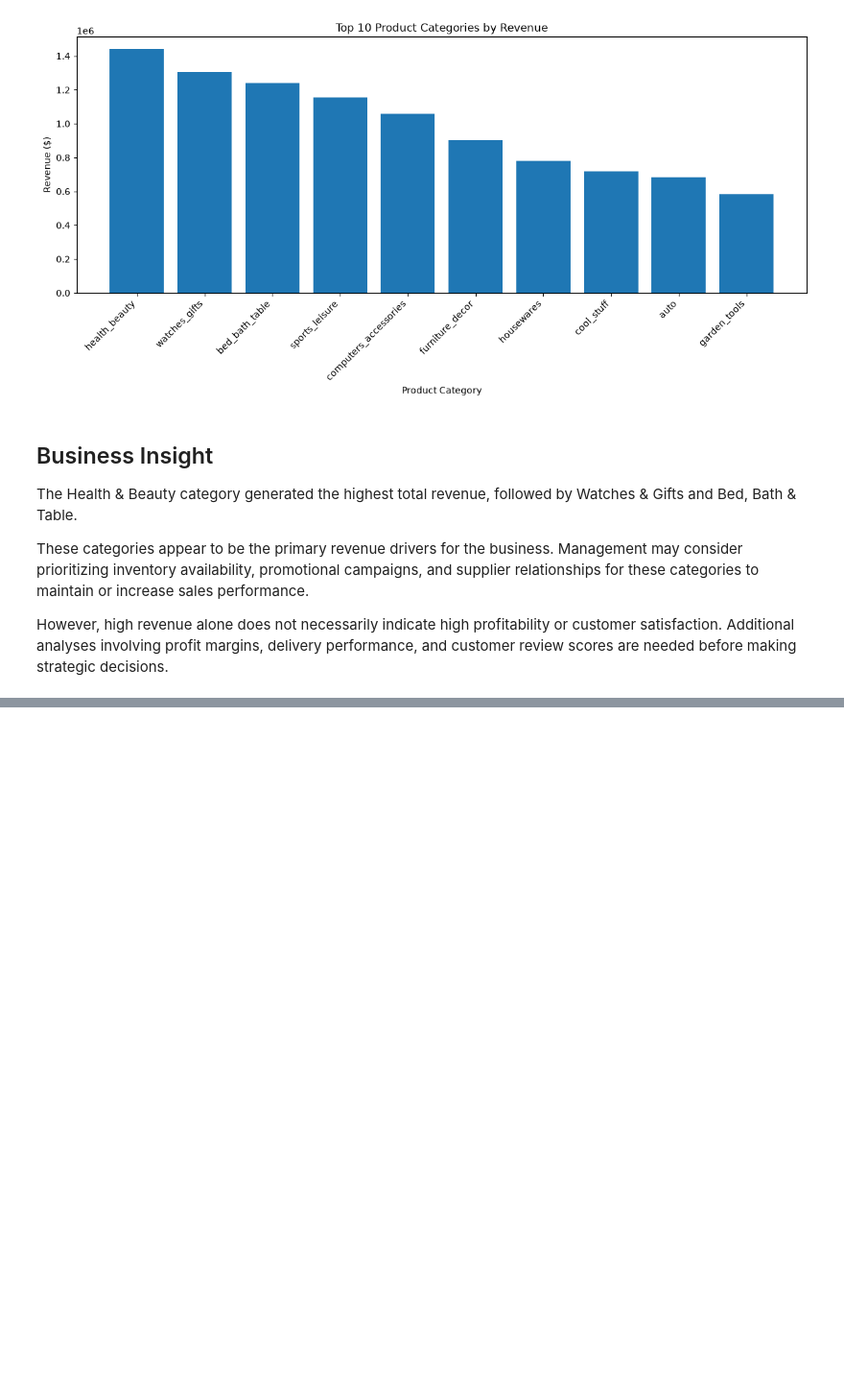
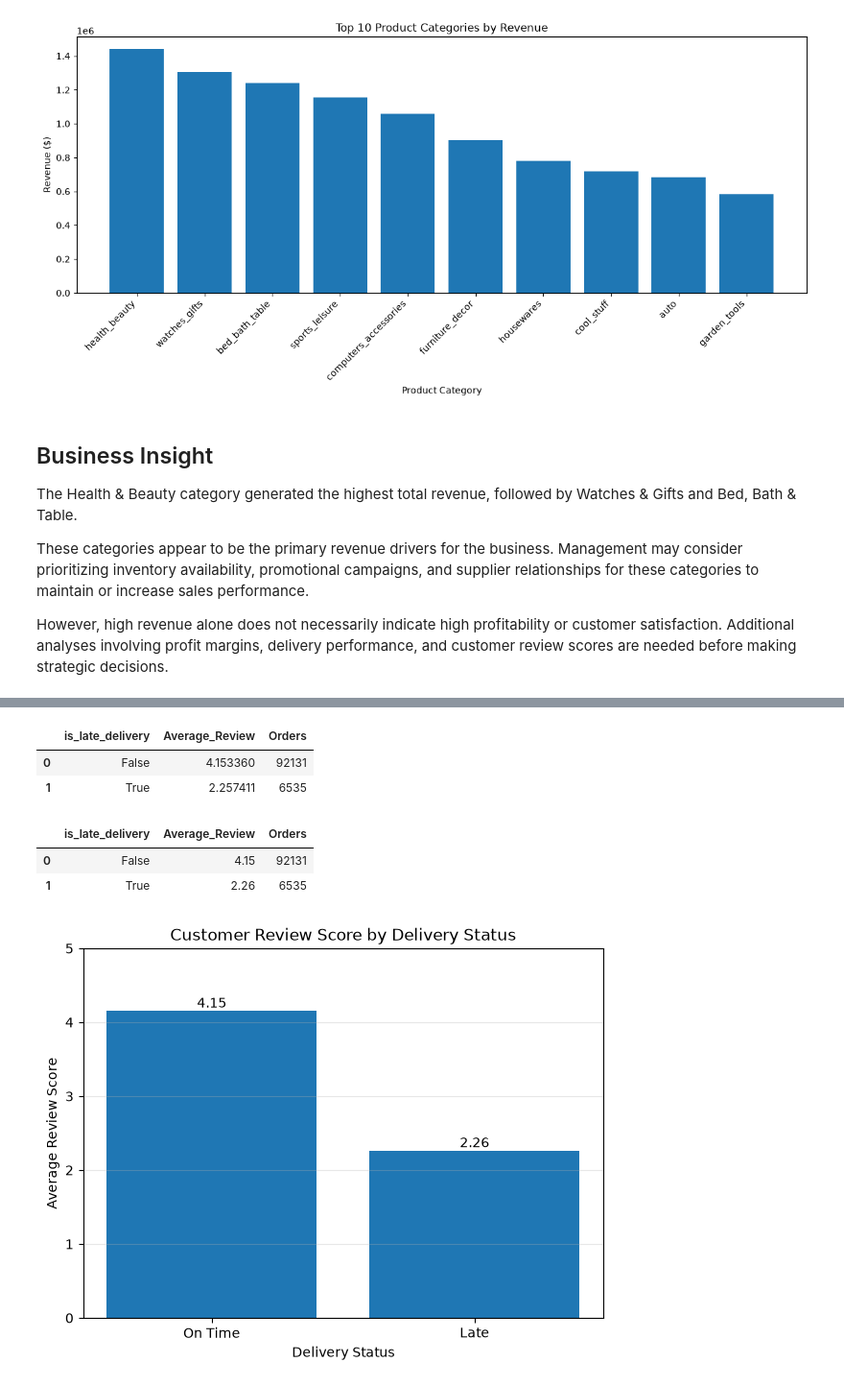
Before and after one commit to ttashi7/ecommerce-sales-intelligence, a Jupyter notebook: notebooks/03_exploratory_data_analysis.ipynb, the cells around one changed output, grey strips where cells are left out. Shown at 96% size. Drawn from its saved outputs; the diff is of its cells as text; code cells hidden in the pictures; blank space fills up the shorter version.

Commit message:
Add EDA, time series analysis, and correlation analysis

```diff
--- a/notebooks/03_exploratory_data_analysis.ipynb
+++ b/notebooks/03_exploratory_data_analysis.ipynb
@@ -173,0 +186,64 @@ However, high revenue alone does not necessarily indicate high profitability or
+# %%
+delivery_reviews = (
+    master_df
+    .groupby("is_late_delivery", as_index=False)
+    .agg(
+        Average_Review=("review_score", "mean"),
+        Orders=("order_id", "nunique")
+    )
+)
+
+delivery_reviews
+# %% [output]
+|  | is_late_delivery | Average_Review | Orders |
+| 0 | False | 4.153360 | 92131 |
+| 1 | True | 2.257411 | 6535 |
+# %%
+delivery_reviews["Average_Review"] = (
+    delivery_reviews["Average_Review"]
+    .round(2)
+)
+
+delivery_reviews
+# %% [output]
+|  | is_late_delivery | Average_Review | Orders |
+| 0 | False | 4.15 | 92131 |
+| 1 | True | 2.26 | 6535 |
+# %%
+delivery_reviews_plot = delivery_reviews.copy()
+
+delivery_reviews_plot["Delivery Status"] = (
+    delivery_reviews_plot["is_late_delivery"]
+    .map({
+        False: "On Time",
+        True: "Late"
+    })
+)
+# %%
+plt.figure(figsize=(7,5))
+
+bars = plt.bar(
+    delivery_reviews_plot["Delivery Status"],
+    delivery_reviews_plot["Average_Review"]
+)
+
+plt.xlabel("Delivery Status")
+plt.ylabel("Average Review Score")
+plt.title("Customer Review Score by Delivery Status")
+
+plt.ylim(0,5)
+
+plt.grid(axis="y", alpha=0.3)
+
+for bar in bars:
+    height = bar.get_height()
+    plt.text(
+        bar.get_x() + bar.get_width()/2,
+        height + 0.05,
+        f"{height:.2f}",
+        ha="center"
+    )
+
+plt.show()
+# %% [output]
+[figure, added]
```
Also changed, not shown: parts of 3 cells of this notebook, 3 other files.
